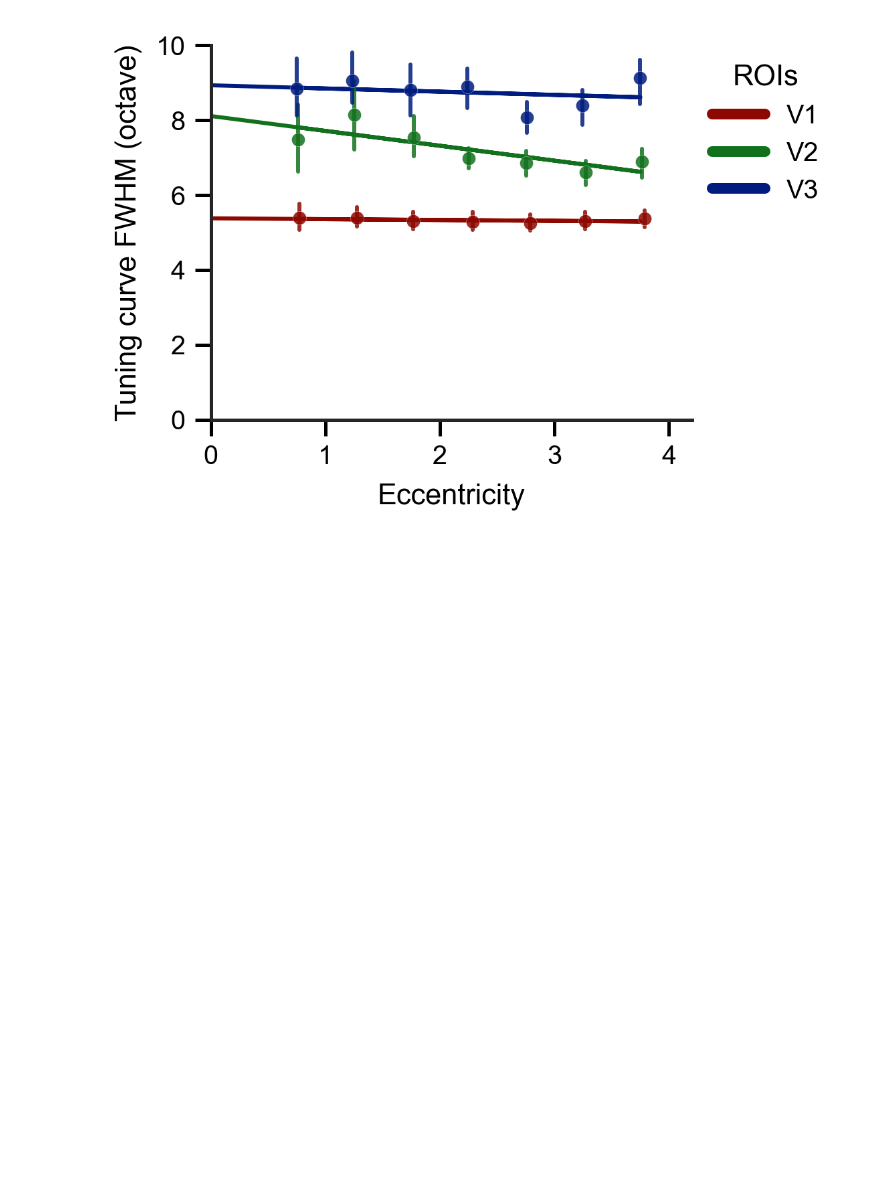
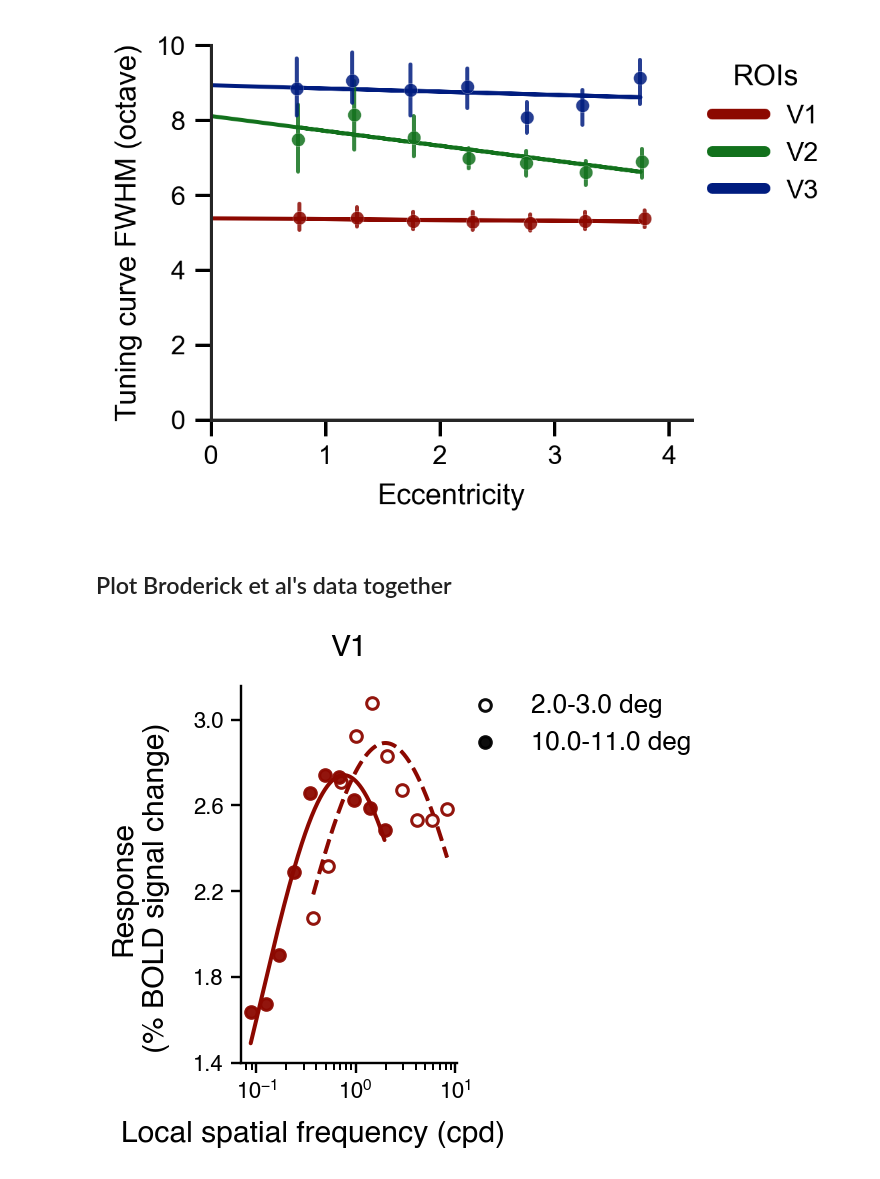
Before and after one commit to JiyeongHa/Spatial-Frequency-Preference_NSDsyn, a Jupyter notebook: notebooks/2.3-plot-tuning-curve-results.ipynb, the cells around one changed output. Cells and saved outputs as stored; diff of their text form; code cells hidden in the pictures; blank space fills up the shorter version.

```diff
--- a/notebooks/2.3-plot-tuning-curve-results.ipynb
+++ b/notebooks/2.3-plot-tuning-curve-results.ipynb
@@ -182,3 +146,5 @@ vis1D.plot_bandwidth_in_octave(tuning_with_precision_df,
 # %% [output]
 <seaborn.axisgrid.FacetGrid at 0x...>
 [figure]
+# %% [markdown]
+## Plot Broderick et al's data together
@@ -184,0 +170,32 @@ vis1D.plot_bandwidth_in_octave(tuning_with_precision_df,
+# %%
+for subj, roi in itertools.product(broderick_subj_list, ['V1']):
+    file_name = f'tfunc-{tfunc}_e1-{e1}_e2-{e2}_nbin-{enum}_dset-{dset}_sub-{subj}_roi-{roi}_vs-{voxels}.csv'
+    f.append(os.path.join(output_dir, 'dataframes', dset, 'binned', file_name))
+
+subj_df = utils.load_dataframes(f)
+subj_df = subj_df.groupby(['sub','ecc_bin','vroinames','freq_lvl']).mean().reset_index()
+
+args = ['sub', 'class','dset', 'lr', 'eph', 'roi', 'e1', 'e2', 'nbin', 'curbin']
+
+pt_file_list = []
+for subj, roi, curbin, stim_class in itertools.product(broderick_subj_list, ['V1'], enum_range, ['avg']):
+    stim_class = stim_class.replace(' ', '-')
+    file_name = f'tfunc-{tfunc}_model-params_class-{stim_class}_lr-{lr}_eph-{max_epoch}_e1-{e1}_e2-{e2}_nbin-{enum}_curbin-{curbin}_dset-{dset}_sub-{subj}_roi-{roi}_vs-{voxels}.pt'
+    pt_file_list.append(os.path.join(output_dir, 'sfp_model', 'results_1D', dset, file_name))
+
+tuning_df = tuning.load_all_models(pt_file_list, *args)
+# %%
+
+bins_to_plot = [bin_labels[k] for k in [1,9]]
+stim_class = 'avg'
+subj = broderick_subj_list[0]
+tmp_subj_df = subj_df.query('sub == @subj')
+tmp_tuning_df = tuning_df.query('sub == @subj & names == @stim_class')
+fig_name = os.path.join(output_dir,"figures", "sfp_model","results_1D", dset, f'tuning_class_{stim_class}_lr-{lr}_eph-{max_epoch}_e1-{e1}_e2-{e2}_nbin-{enum}_curbin-all_dset-dset_sub-{subj}_roi-all_vs-pRFsize.pdf')
+
+g = vis1D.plot_sf_curves_only_for_V1(df=tmp_subj_df, x='local_sf', y='betas',
+                         hue='ecc_bin', hue_order=bins_to_plot,
+                          col_title='V1', params_df=tmp_tuning_df, lgd_title=None, palette=pal[0],
+                         save_path=None)
+# %% [output]
+[figure, added]
```
Also changed, not shown: parts of 19 cells of this notebook, 3 other files.
